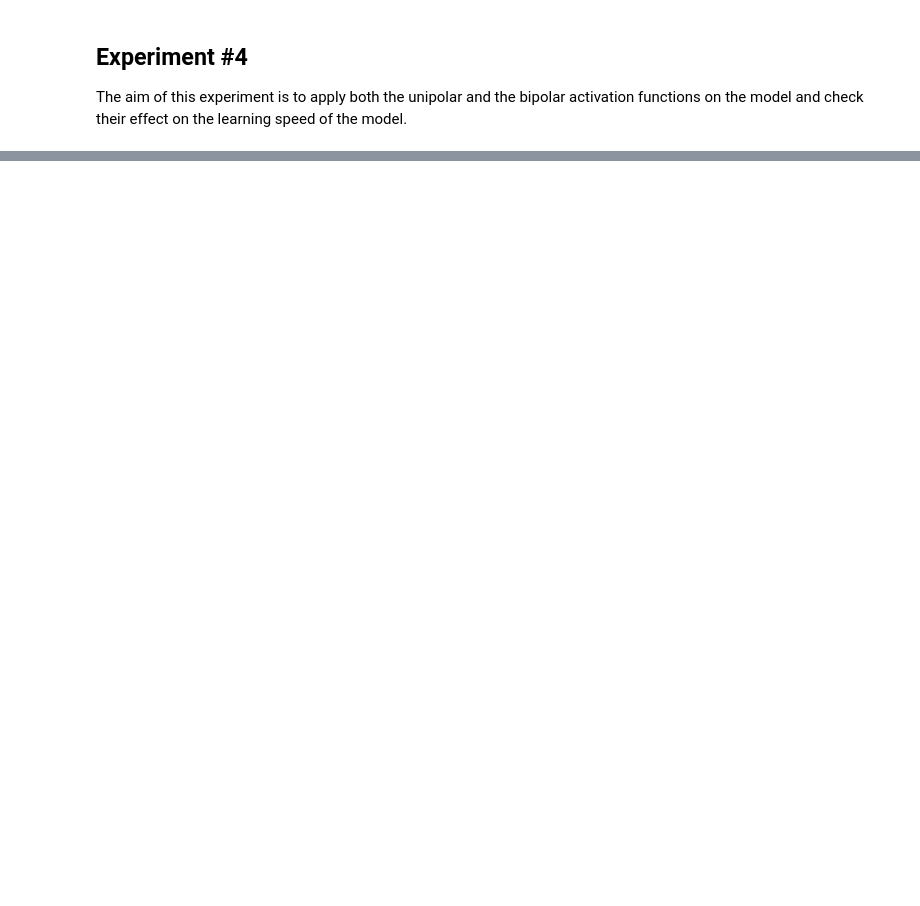
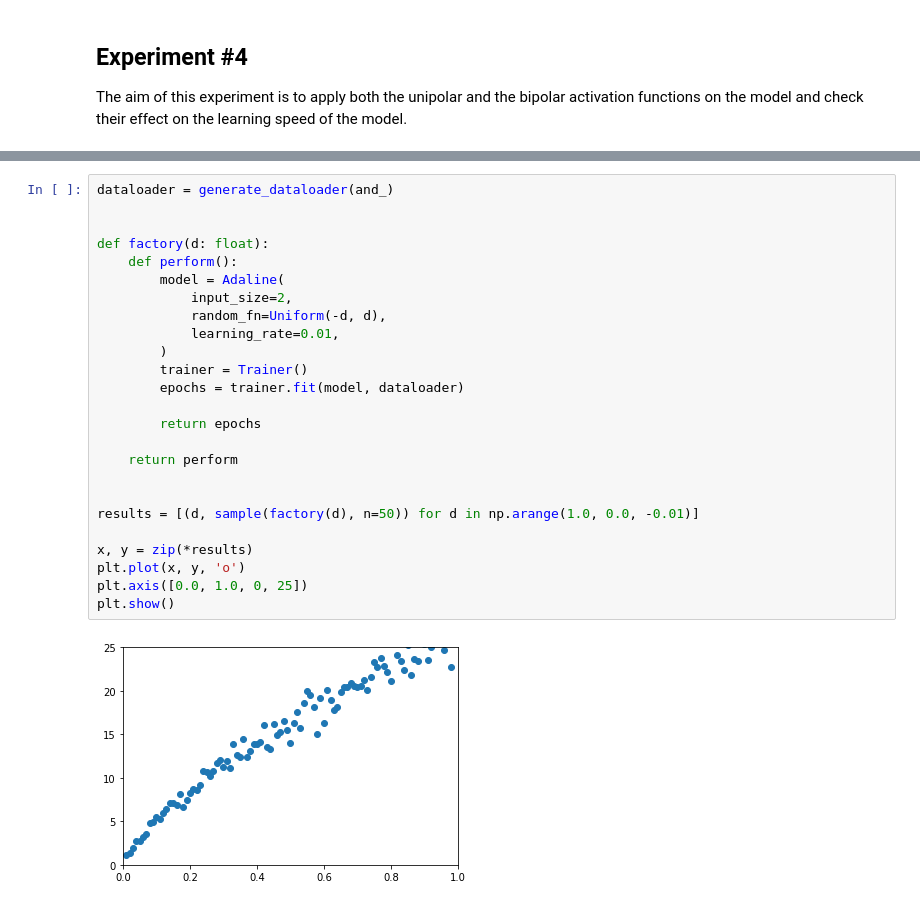
Before and after one commit to karolbelina/sn, a Jupyter notebook: notebooks/assg1.ipynb, the cells around one changed output, grey strips where cells are left out. Cells and saved outputs as stored; diff of their text form; blank space fills up the shorter version.

```diff
--- a/notebooks/assg1.ipynb
+++ b/notebooks/assg1.ipynb
@@ -169,0 +176,27 @@ plt.show()
+# %%
+dataloader = generate_dataloader(and_)
+
+
+def factory(d: float):
+    def perform():
+        model = Adaline(
+            input_size=2,
+            random_fn=Uniform(-d, d),
+            learning_rate=0.01,
+        )
+        trainer = Trainer()
+        epochs = trainer.fit(model, dataloader)
+
+        return epochs
+
+    return perform
+
+
+results = [(d, sample(factory(d), n=50)) for d in np.arange(1.0, 0.0, -0.01)]
+
+x, y = zip(*results)
+plt.plot(x, y, 'o')
+plt.axis([0.0, 1.0, 0, 25])
+plt.show()
+# %% [output]
+[figure, added]
```
Also changed, not shown: parts of 10 cells of this notebook, 2 other files.
